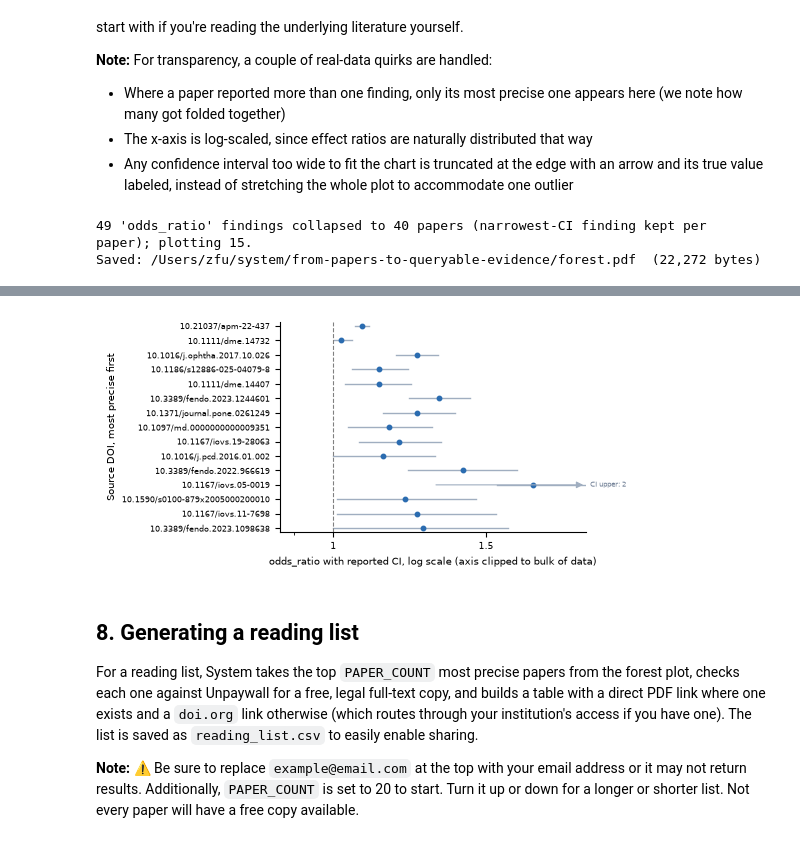
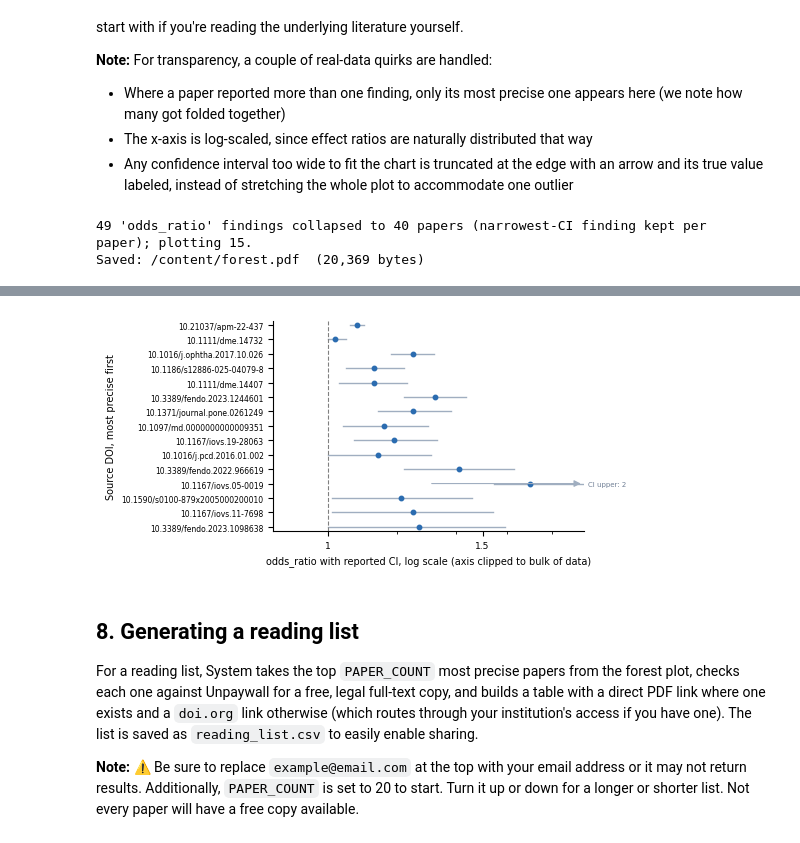
Before and after one commit to SystemInternal/system_public_graph_demo, a Jupyter notebook: part_2_synthesis.ipynb, the cells around one changed output, grey strips where cells are left out. Drawn from its saved outputs; the diff is of its cells as text; code cells hidden in the pictures.

```diff
--- a/part_2_synthesis.ipynb
+++ b/part_2_synthesis.ipynb
@@ -291,14 +290,13 @@ print(
     f"plotting {len(plot_df)}."
 )
 
-# Visible axis range from the bulk of the data; out-of-range whiskers get arrows.
+# Show visible axis range from the bulk of the data; out-of-range whiskers get arrows.
 is_ratio = "ratio" in dominant_stat.lower()
 x_hi = max(plot_df["ci_upper"].quantile(0.95), plot_df["statistic_value"].max() * 1.15)
 x_lo = min(plot_df["ci_lower"].clip(lower=1e-6).quantile(0.05), plot_df["statistic_value"].min() * 0.85)
 if is_ratio:
     x_lo = max(x_lo, 1e-6)
 
-# ---- Final print size: 5.5in wide (NeurIPS text block); ~0.13in per row ----
 fig_h = max(2.4, 0.13 * len(plot_df) + 0.8)
 fig, ax = plt.subplots(figsize=(5.5, fig_h))
 y = range(len(plot_df))
@@ -337,7 +335,6 @@ ax.margins(y=0.02)
 scale_note = ", log scale" if is_ratio else ""
 ax.set_xlabel(f"{dominant_stat} with reported CI{scale_note} (axis clipped to bulk of data)", fontsize=7)
 ax.set_ylabel("Source DOI, most precise first", fontsize=7)
-# No in-figure title: the LaTeX caption names the relationship.
 
 for spine in ("top", "right"):
     ax.spines[spine].set_visible(False)
@@ -348,7 +345,10 @@ out_path = os.path.abspath("forest.pdf")
 fig.savefig(out_path, format="pdf", bbox_inches="tight")
 print(f"Saved: {out_path}  ({os.path.getsize(out_path):,} bytes)")
 
+from google.colab import files
+files.download(out_path)
+
 plt.show()
 # %% [output]
 49 'odds_ratio' findings collapsed to 40 papers (narrowest-CI finding kept per paper); plotting 15.
-Saved: /Users/zfu/system/from-papers-to-queryable-evidence/forest.pdf  (22,272 bytes)
+Saved: /content/forest.pdf  (20,369 bytes)
@@ -355,4 +357,4 @@ Saved: /Users/zfu/system/from-papers-to-queryable-evidence/forest.pdf  (22,272 b
-[figure, old version]
+[figure, new version]
 # %% [markdown]
 ## 8. Generating a reading list
 
```
Also changed, not shown: parts of 7 cells of this notebook, 2 other files.
